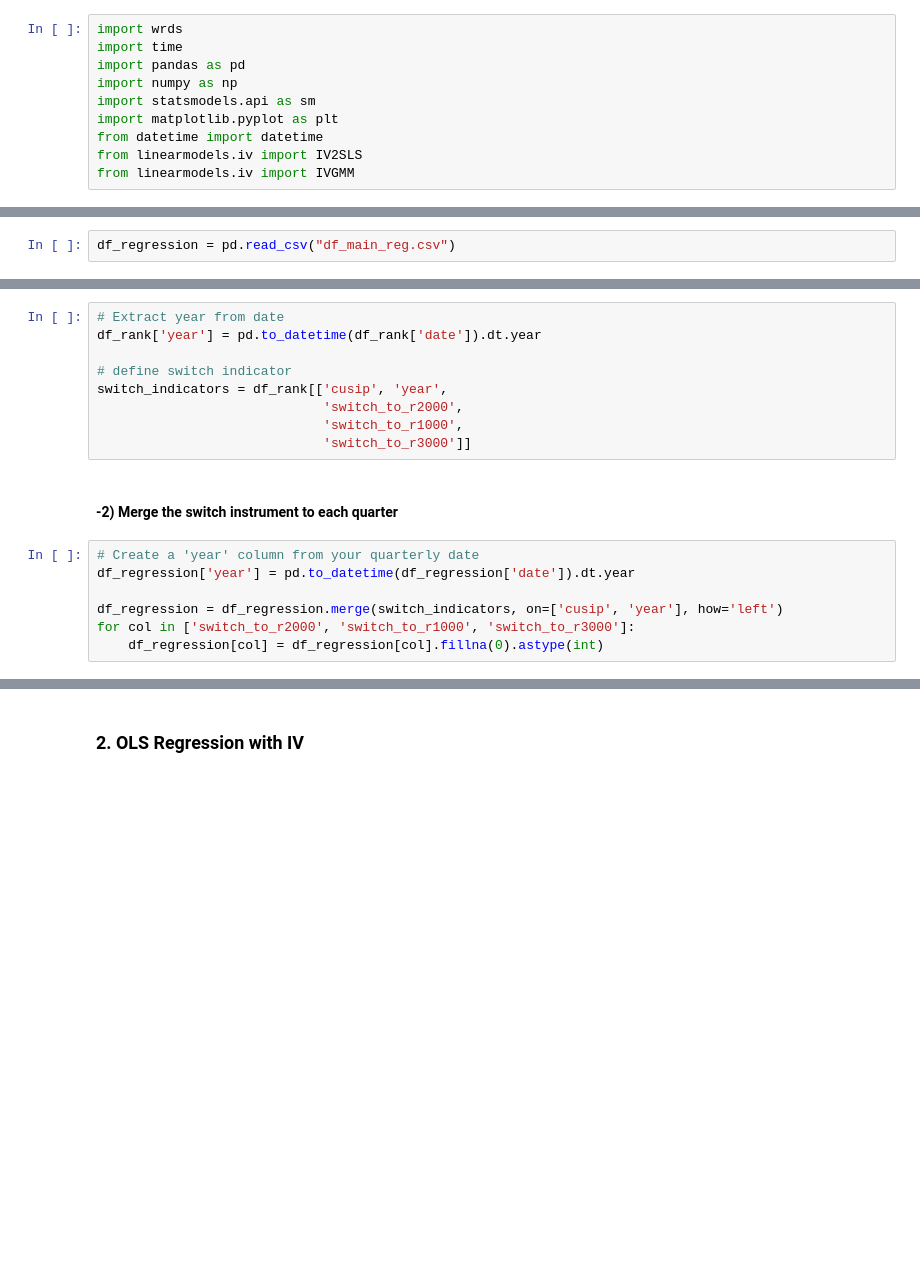
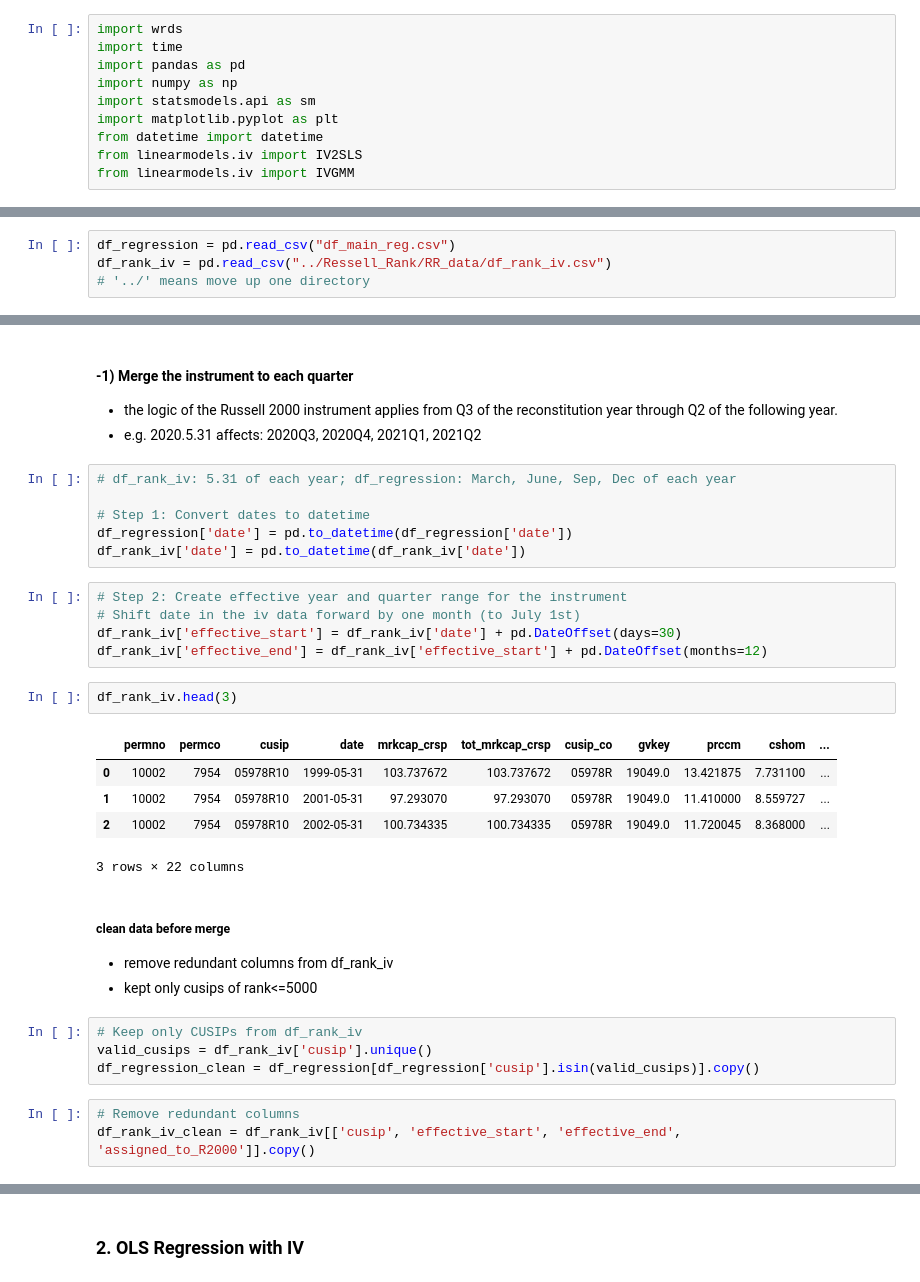
Before and after one commit to ly229/Index_Fund, a Jupyter notebook: Descrip_Stat/regression_iv.ipynb, the cells around one changed output, grey strips where cells are left out. Saved outputs shown, nothing was run; the diff lists cells and outputs as text; blank space fills up the shorter version.

Commit message:
modify IV regression

```diff
--- a/Descrip_Stat/regression_iv.ipynb
+++ b/Descrip_Stat/regression_iv.ipynb
@@ -13,2 +13,4 @@ from linearmodels.iv import IVGMM
 # %%
 df_regression = pd.read_csv("df_main_reg.csv")
+df_rank_iv = pd.read_csv("../Ressell_Rank/RR_data/df_rank_iv.csv")
+# '../' means move up one directory
@@ -20,18 +17,34 @@ df_rank = pd.read_csv("../Ressell_Rank/RR_data/df_rank_switch.csv")
-# %%
-# Extract year from date
-df_rank['year'] = pd.to_datetime(df_rank['date']).dt.year
-
-# define switch indicator
-switch_indicators = df_rank[['cusip', 'year',
-                             'switch_to_r2000',
-                             'switch_to_r1000',
-                             'switch_to_r3000']]
 # %% [markdown]
-#### -2) Merge the switch instrument to each quarter
+#### -1) Merge the instrument to each quarter
+- the logic of the Russell 2000 instrument applies from Q3 of the reconstitution year through Q2 of the following year.
+- e.g. 2020.5.31 affects: 2020Q3, 2020Q4, 2021Q1, 2021Q2
-# %%
-# Create a 'year' column from your quarterly date
-df_regression['year'] = pd.to_datetime(df_regression['date']).dt.year
-
-df_regression = df_regression.merge(switch_indicators, on=['cusip', 'year'], how='left')
-for col in ['switch_to_r2000', 'switch_to_r1000', 'switch_to_r3000']:
-    df_regression[col] = df_regression[col].fillna(0).astype(int)
+# %%
+# df_rank_iv: 5.31 of each year; df_regression: March, June, Sep, Dec of each year
+
+# Step 1: Convert dates to datetime
+df_regression['date'] = pd.to_datetime(df_regression['date'])
+df_rank_iv['date'] = pd.to_datetime(df_rank_iv['date'])
+# %%
+# Step 2: Create effective year and quarter range for the instrument
+# Shift date in the iv data forward by one month (to July 1st)
+df_rank_iv['effective_start'] = df_rank_iv['date'] + pd.DateOffset(days=30)
+df_rank_iv['effective_end'] = df_rank_iv['effective_start'] + pd.DateOffset(months=12)
+# %%
+df_rank_iv.head(3)
+# %% [output]
+|  | permno | permco | cusip | date | mrkcap_crsp | tot_mrkcap_crsp | cusip_co | gvkey | prccm | cshom | ... |
+| 0 | 10002 | 7954 | 05978R10 | 1999-05-31 | 103.737672 | 103.737672 | 05978R | 19049.0 | 13.421875 | 7.731100 | ... |
+| 1 | 10002 | 7954 | 05978R10 | 2001-05-31 | 97.293070 | 97.293070 | 05978R | 19049.0 | 11.410000 | 8.559727 | ... |
+| 2 | 10002 | 7954 | 05978R10 | 2002-05-31 | 100.734335 | 100.734335 | 05978R | 19049.0 | 11.720045 | 8.368000 | ... |
+3 rows × 22 columns
+# %% [markdown]
+##### clean data before merge
+- remove redundant columns from df_rank_iv
+- kept only cusips of rank<=5000
+# %%
+# Keep only CUSIPs from df_rank_iv
+valid_cusips = df_rank_iv['cusip'].unique()
+df_regression_clean = df_regression[df_regression['cusip'].isin(valid_cusips)].copy()
+# %%
+# Remove redundant columns
+df_rank_iv_clean = df_rank_iv[['cusip', 'effective_start', 'effective_end', 'assigned_to_R2000']].copy()
```
Also changed, not shown: parts of 19 cells of this notebook.
